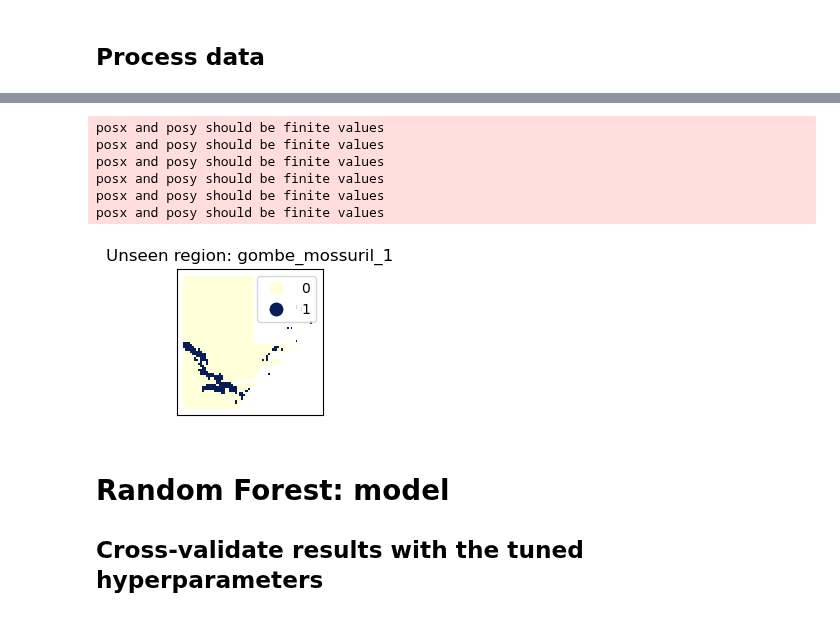
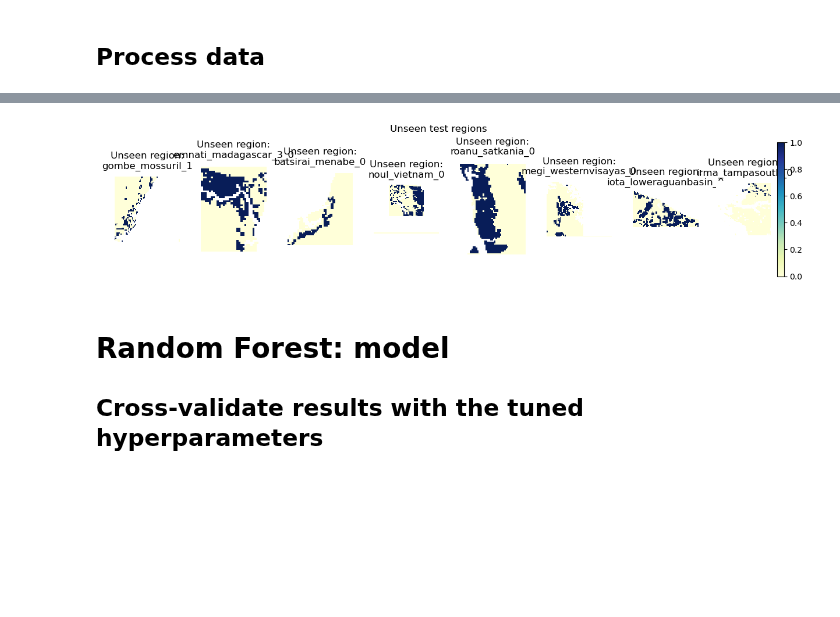
Before and after one commit to alisonpeard/hybridmodels, a Jupyter notebook: python/B. Spatial Random Forests.ipynb, the cells around one changed output, grey strips where cells are left out. Saved outputs shown, nothing was run; the diff lists cells and outputs as text; code cells hidden in the pictures; blank space fills up the shorter version.

```diff
--- a/python/B. Spatial Random Forests.ipynb
+++ b/python/B. Spatial Random Forests.ipynb
@@ -101,0 +126,30 @@ gdf = model_utils.load_spatial_data(wd)
+# %%
+if False:
+    reload(viz_utils)
+
+    event_to_plot = test_events[0]
+    features_to_plot = ['elevation', 'elevation_to_pw', 'soiltemp2', 'soilcarbon', 'soilcarbon_to_pw',
+#                         'wind_avg', 'precip','jrc_permwa', 'ndvi_to_pw', 'ndvi_spatial']
+                        'u10_u', 'u10_v','mslp', 'sp', 'ndvi_spatial']
+
+    to_plot = gdf[gdf.event == event_to_plot]
+
+
+    fig, axs = plt.subplots(2, 5, figsize=(15, 5))
+    for i, feature in enumerate(features_to_plot):
+        ax = axs[i // 5, i % 5]
+
+        # plot
+        cmap, _, _ = viz_utils.cmap_key[feature]
+        to_plot.plot(feature, cmap=cmap, legend=True, ax=ax)
+        ax.set_xticks([])
+        ax.set_yticks([])
+        ax.spines['right'].set_visible(False)
+        ax.spines['left'].set_visible(False)
+        ax.spines['top'].set_visible(False)
+        ax.spines['bottom'].set_visible(False)
+        ax.set_xlabel(viz_utils.labels[feature])
+
+    # format output png and save
+    outpath = join(imdir, 'rf_spatial', f'{event_to_plot}_features.png')
+    fig.savefig(outpath, bbox_inches='tight', dpi=500)
@@ -417,21 +324,23 @@ Notes:
 # %%
-fig, ax = plt.subplots(1, len(test_events))
+fig, ax = plt.subplots(1, len(test_events), figsize=(15, 3))
 
 for i, event in enumerate(test_events):
     to_plot = gdf_test_unseen[gdf_test_unseen.event == event]
-    to_plot.plot('floodfrac', cmap="YlGnBu", ax=ax[i], legend=True)
-    ax[i].set_title(f'Unseen region: {event}')
+    to_plot.plot('floodfrac', cmap="YlGnBu", ax=ax[i])
+
+    ax[i].set_title(f'Unseen region:\n{event}')
 
     ax[i].set_xticks([])
     ax[i].set_yticks([])
+    ax[i].spines['top'].set_visible(False)
+    ax[i].spines['right'].set_visible(False)
+    ax[i].spines['bottom'].set_visible(False)
+    ax[i].spines['left'].set_visible(False);
+
+to_plot.plot('floodfrac', cmap="YlGnBu", ax=ax[i], legend=True)
+fig.suptitle('Unseen test regions');
 # %% [output]
-posx and posy should be finite values
-posx and posy should be finite values
-posx and posy should be finite values
-posx and posy should be finite values
-posx and posy should be finite values
-posx and posy should be finite values
-[figure, old version]
+[figure, new version]
 # %% [markdown]
 # Random Forest: model
 ## Cross-validate results with the tuned hyperparameters
```
Also changed, not shown: parts of 44 cells of this notebook, 15 other files.
